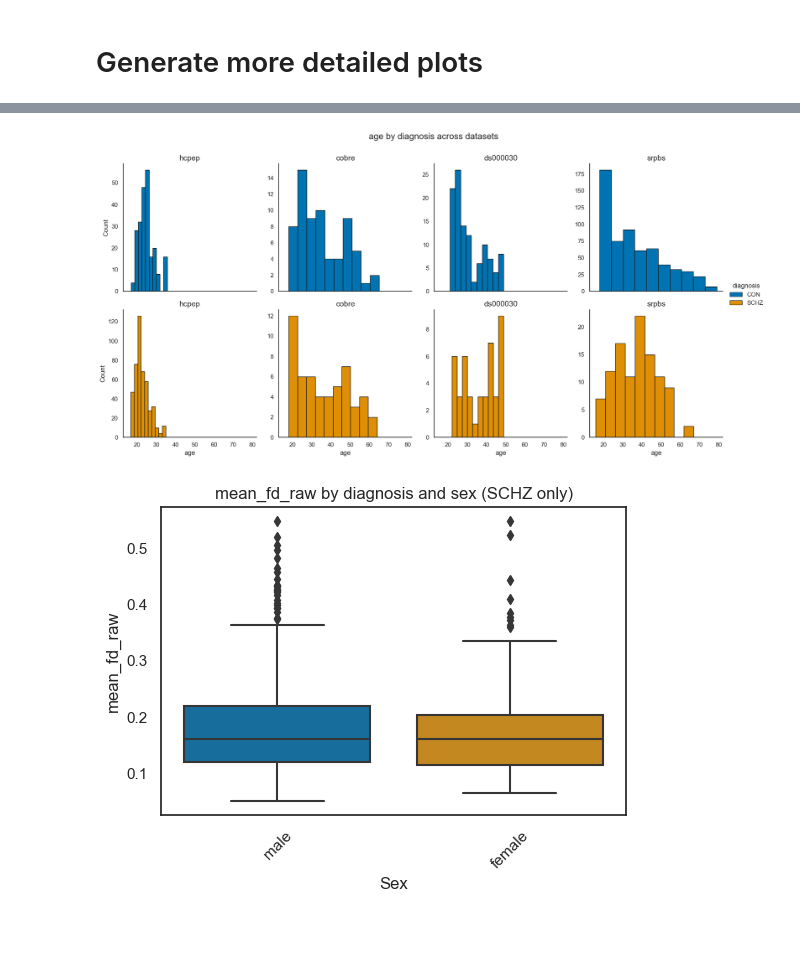
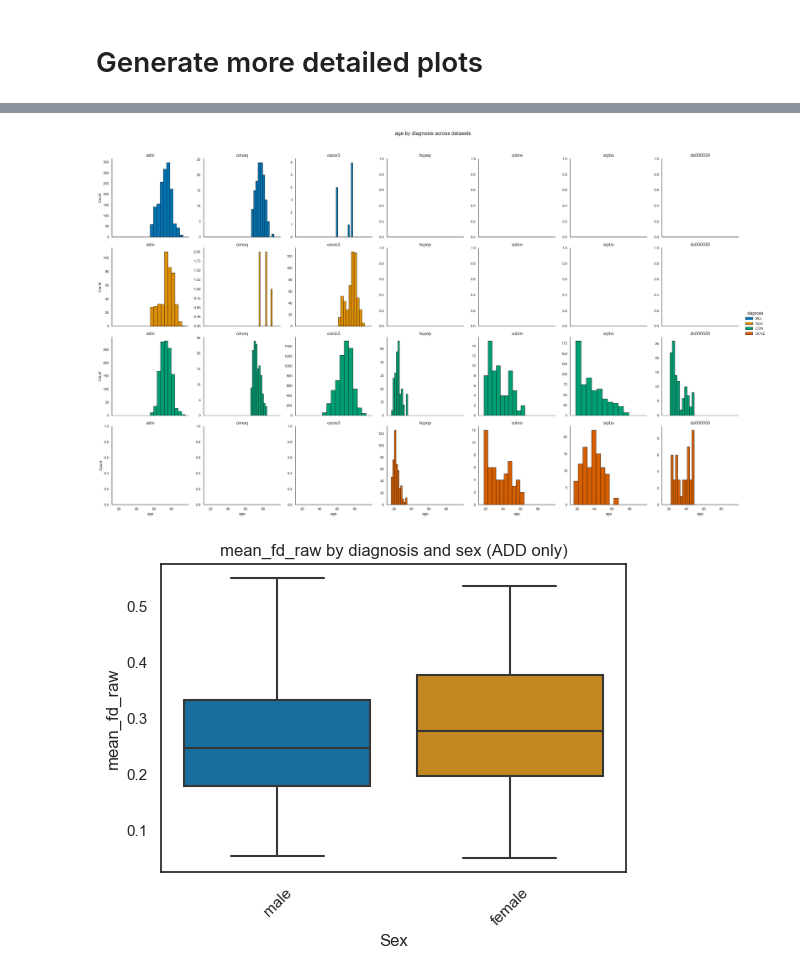
Before and after one commit to SIMEXP/wrangling-ukbb-phenotype, a Jupyter notebook: code/filtered_qc_report.ipynb, the cells around one changed output, grey strips where cells are left out. Drawn from its saved outputs; the diff is of its cells as text; code cells hidden in the pictures; blank space fills up the shorter version.

```diff
--- a/code/filtered_qc_report.ipynb
+++ b/code/filtered_qc_report.ipynb
@@ -63,8 +69,8 @@ Name: participant_id, dtype: int64
 # %% [markdown]
 # Take a look at diagnoses
 # %%
-# Optionally for HCP-EP, replace PSYC diagnosis with SCHZ for ease
-df.loc[df['diagnosis'] == 'PSYC', 'diagnosis'] = 'SCHZ'
+# Optionally re-classify some diagnoses, for ease
+df["diagnosis"] = df["diagnosis"].replace({"EMCI": "MCI", "LMCI": "MCI", "PSYC":"SCHZ", "ADD(M)": "ADD"})
 # %%
 # Create pivot table of diagnoses per dataset, and totals
 def count_unique(series):
@@ -123,8 +113,8 @@ plt.show()
 # Generate more detailed plots
 # %%
 # If needed, select subset of diagnoses
-diagnoses = ['CON', 'SCHZ']
-df = df.loc[df['diagnosis'].isin(diagnoses)].copy()
+#diagnoses = ['CON', 'ADD', 'MCI']
+#df = df.loc[df['diagnosis'].isin(diagnoses)].copy()
 # %%
 boxplot_diagnosis_dataset(df, 'mean_fd_raw')
 # %% [output]
@@ -144,11 +134,11 @@ histogram_diagnosis_dataset(df, 'mean_fd_raw')
 # %%
 histogram_diagnosis_dataset(df, 'age')
 # %% [output]
-[figure, old version]
+[figure, new version]
 # %%
-boxplot_diagnosis_sex(df, 'mean_fd_raw', 'SCHZ')
+boxplot_diagnosis_sex(df, 'mean_fd_raw', 'ADD')
 # %% [output]
-[figure, old version]
+[figure, new version]
 # %%
 boxplot_diagnosis_sex(df, 'mean_fd_raw', 'CON')
 # %% [output]
```
Also changed, not shown: parts of 11 cells of this notebook, 1 other file.
